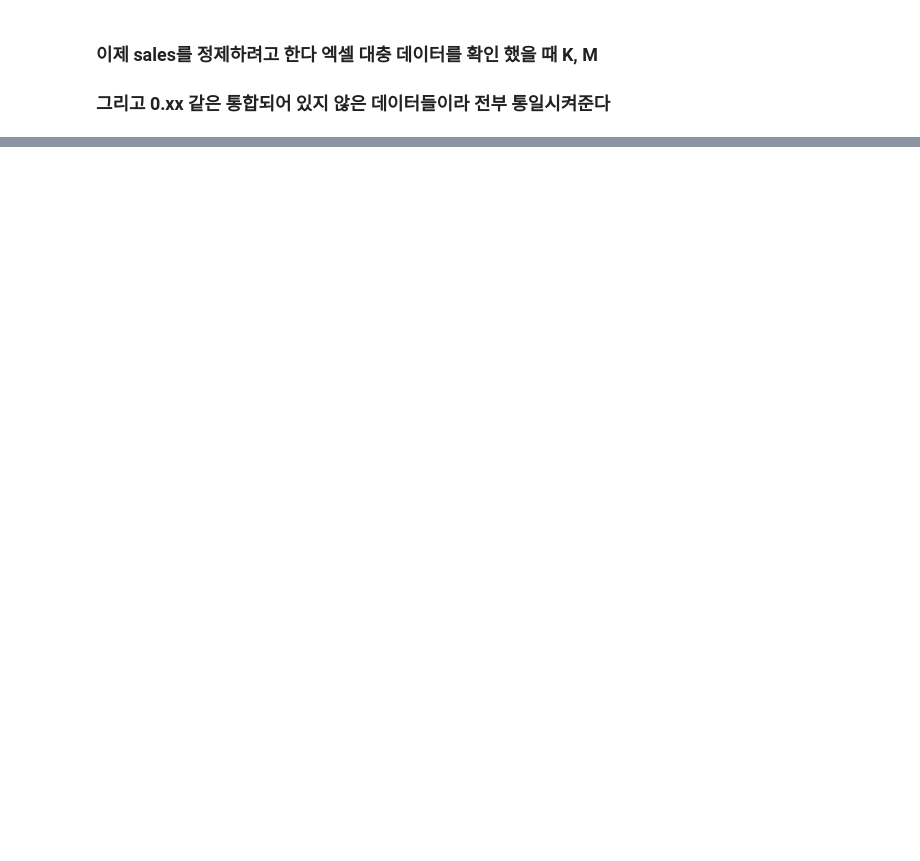
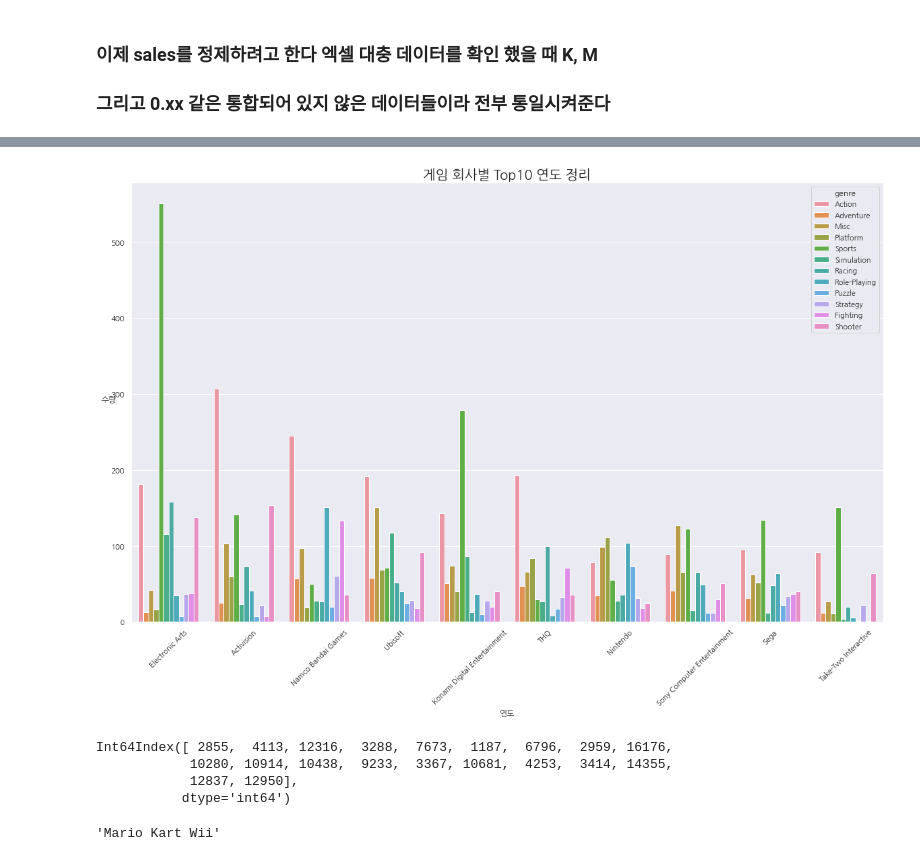
Before and after one commit to sungjin-kim-data/vgames2_data, a Jupyter notebook: vgames2_data.ipynb, the cells around one changed output, grey strips where cells are left out. Saved outputs shown, nothing was run; the diff lists cells and outputs as text; code cells hidden in the pictures; blank space fills up the shorter version.

```diff
--- a/vgames2_data.ipynb
+++ b/vgames2_data.ipynb
@@ -178,2 +652,33 @@ plt.show()
+# %%
+plt.figure(figsize=(20, 12))
+sns.countplot(x="publisher", data=gd1, hue='genre', order=gd1.publisher.value_counts().iloc[:10].index)
+plt.title('게임 회사별 Top10 연도 정리', fontsize=20)
+plt.xlabel('연도')
+plt.ylabel('수량', rotation=0)
+plt.xticks(rotation=45)
+plt.show()
+# %% [output]
+[figure, added]
 # %%
 # 2002년을 제외한 Top10 연도는 전부 액션 게임이 1등이다.
+# %%
+top_game_sale = gd1
+top_game_sale = top_game_sale[['name', 'year', 'genre', 'total_sales']]
+top_game_sale = top_game_sale.sort_values(by=['total_sales'], ascending=False)
+top_game_sale = top_game_sale.head(20)
+top_game_sale.index
+# %% [output]
+Int64Index([ 2855,  4113, 12316,  3288,  7673,  1187,  6796,  2959, 16176,
+            10280, 10914, 10438,  9233,  3367, 10681,  4253,  3414, 14355,
+            12837, 12950],
+           dtype='int64')
+# %%
+name = top_game_sale['name']
+year = top_game_sale['year']
+y = np.arange(0, 20)
+
+top_game_sale['total_sales'].iloc[0]
+top_game_sale.index[0]
+name.iloc[2]
+# %% [output]
+'Mario Kart Wii'
```
Also changed, not shown: parts of 71 cells of this notebook.
